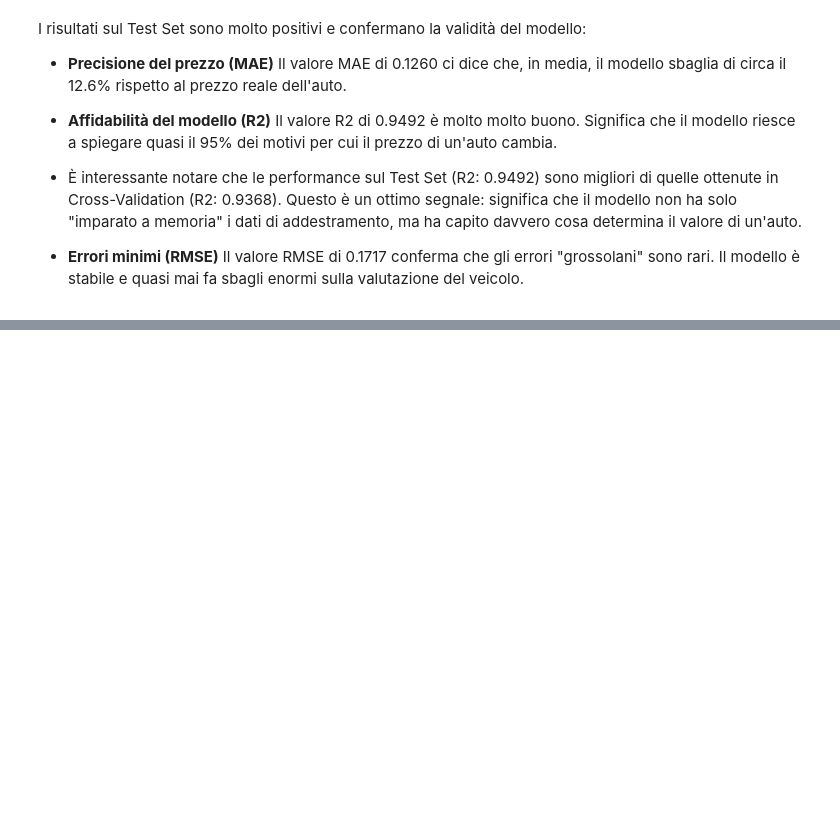
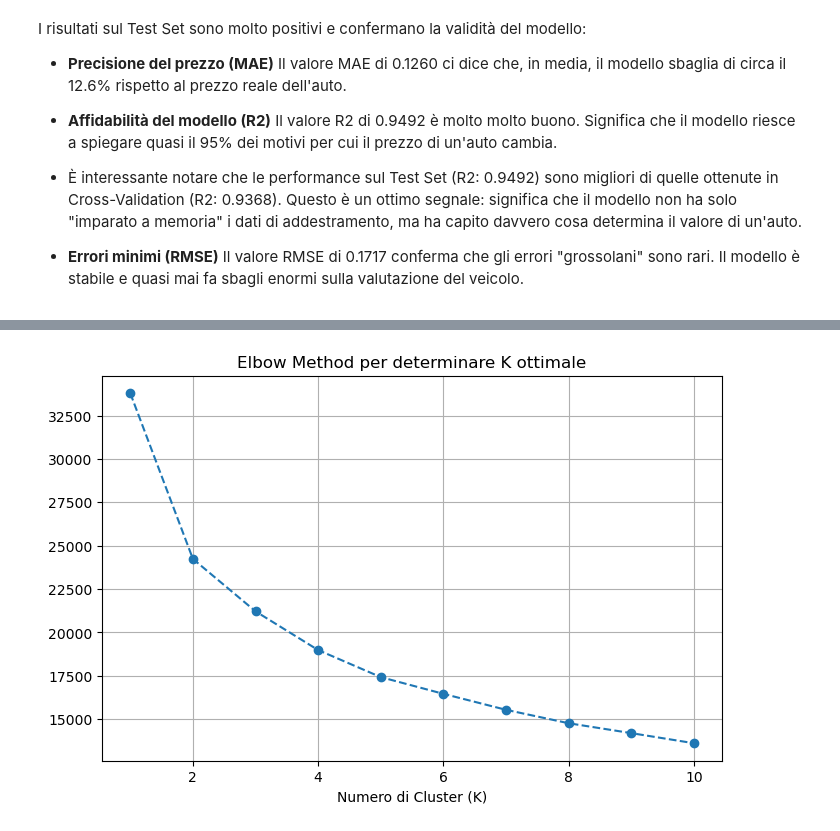
Before and after one commit to fragreco04/progetto-fad-2526, a Jupyter notebook: notebooks/completed/project.ipynb, the cells around one changed output, grey strips where cells are left out. Saved outputs shown, nothing was run; the diff lists cells and outputs as text; code cells hidden in the pictures; blank space fills up the shorter version.

```diff
--- a/notebooks/completed/project.ipynb
+++ b/notebooks/completed/project.ipynb
@@ -2825,0 +3148,22 @@ I risultati sul Test Set sono molto positivi e confermano la validità del model
+# %%
+from sklearn.cluster import KMeans
+
+X_for_clustering = X_train_pca
+
+inertia = []
+K_range = range(1, 11)
+
+for k in K_range:
+    kmeans = KMeans(n_clusters=k, random_state=42, n_init=10)
+    kmeans.fit(X_for_clustering)
+    inertia.append(kmeans.inertia_)
+
+# Elbow plot
+plt.figure(figsize=(8, 5))
+plt.plot(K_range, inertia, marker='o', linestyle='--')
+plt.xlabel('Numero di Cluster (K)')
+plt.title('Elbow Method per determinare K ottimale')
+plt.grid(True)
+plt.show()
+# %% [output]
+[figure, added]
```
Also changed, not shown: parts of 37 cells of this notebook.
